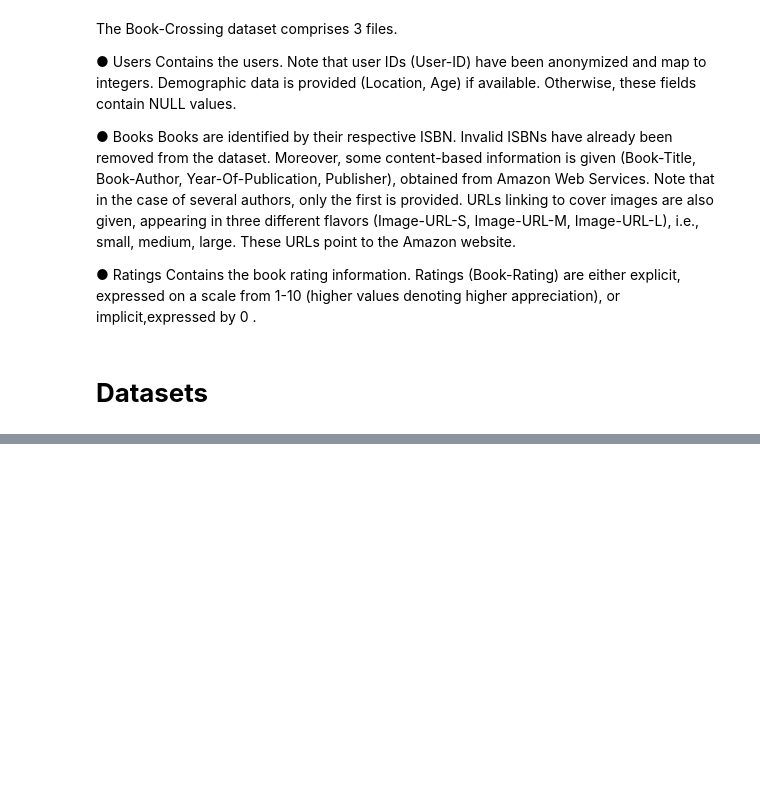
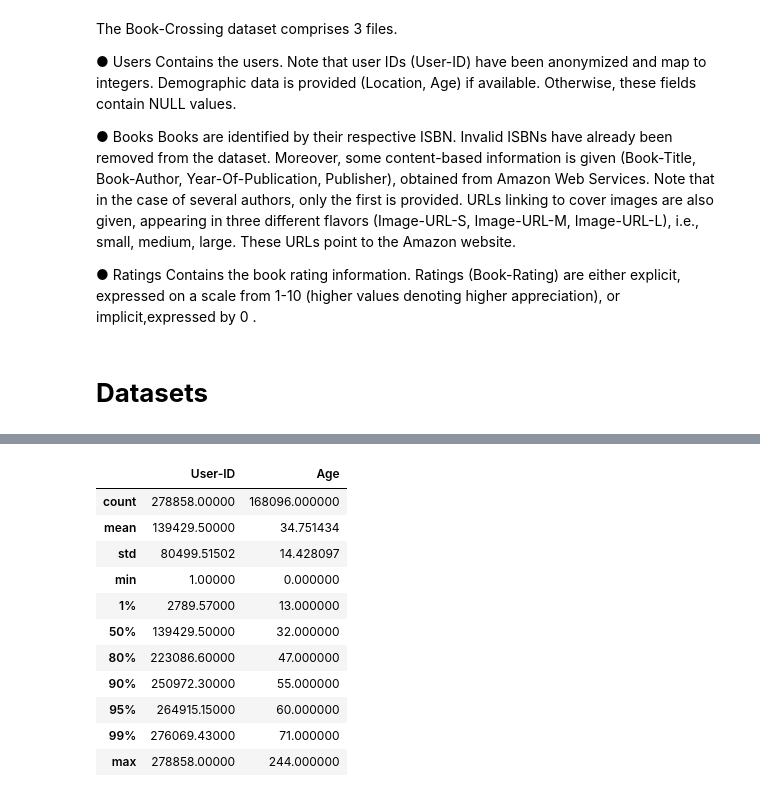
Before and after one commit to brahma102/Book-Recommendation-System, a Jupyter notebook: Book_Recommendation_System.ipynb, the cells around one changed output, grey strips where cells are left out. Drawn from its saved outputs; the diff is of its cells as text; code cells hidden in the pictures; blank space fills up the shorter version.

```diff
--- a/Book_Recommendation_System.ipynb
+++ b/Book_Recommendation_System.ipynb
@@ -82,0 +322,15 @@ Columns:  ['User-ID', 'Location', 'Age']
+# %%
+users.describe([.01,.80,.90,.95,.99])
+# %% [output]
+|  | User-ID | Age |
+| count | 278858.00000 | 168096.000000 |
+| mean | 139429.50000 | 34.751434 |
+| std | 80499.51502 | 14.428097 |
+| min | 1.00000 | 0.000000 |
+| 1% | 2789.57000 | 13.000000 |
+| 50% | 139429.50000 | 32.000000 |
+| 80% | 223086.60000 | 47.000000 |
+| 90% | 250972.30000 | 55.000000 |
+| 95% | 264915.15000 | 60.000000 |
+| 99% | 276069.43000 | 71.000000 |
+| max | 278858.00000 | 244.000000 |
```
Also changed, not shown: parts of 62 cells of this notebook.
